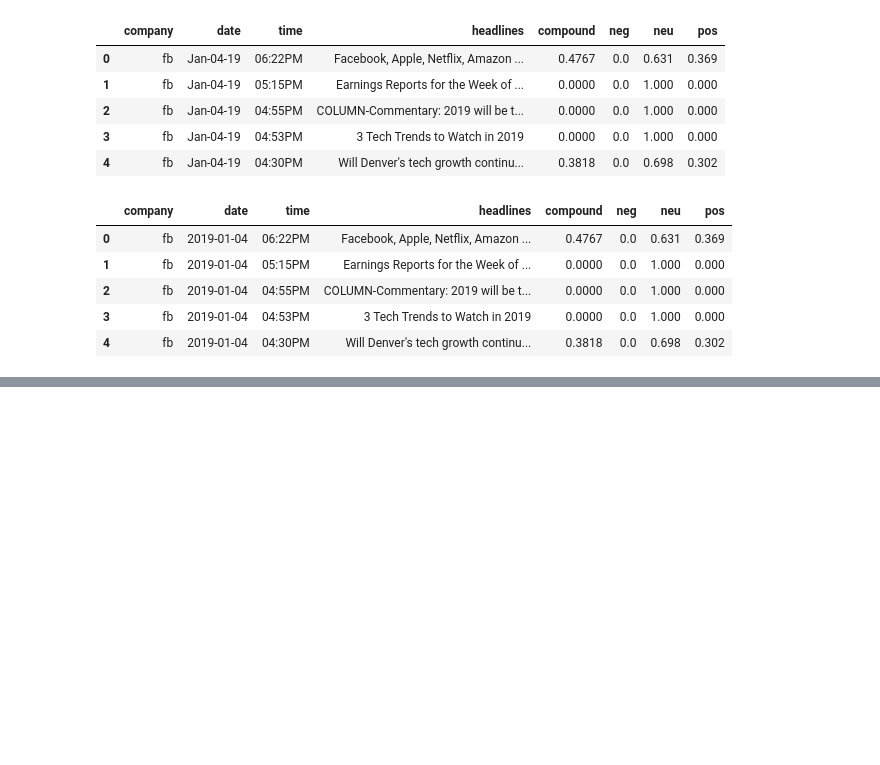
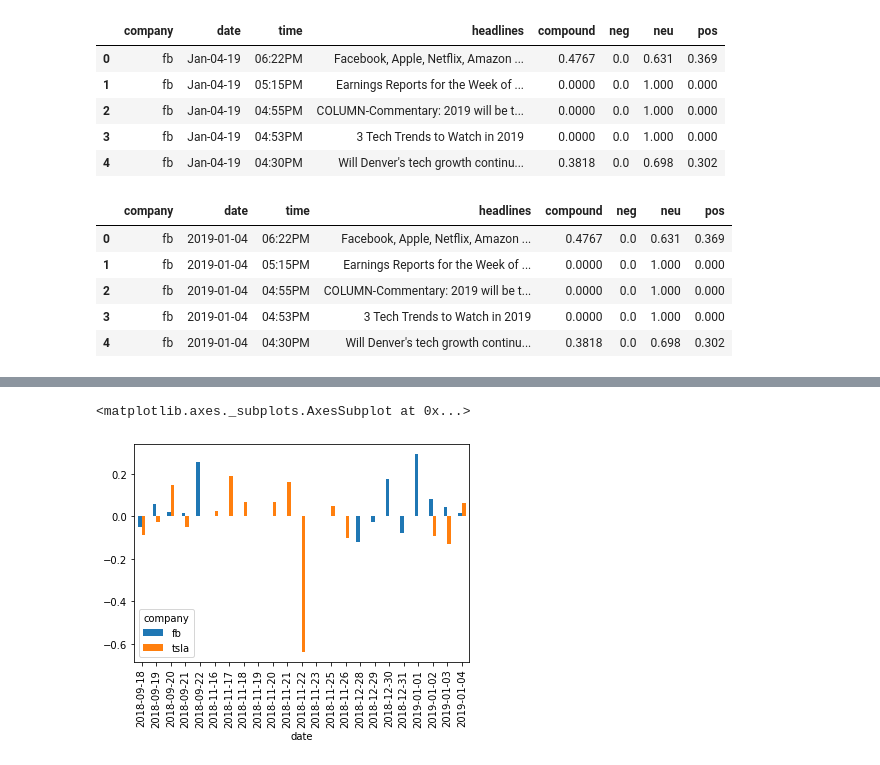
Before and after one commit to kaushik-holla/Sentimental-Analysis-of-Stock-Market-from-News-Headlines-, a Jupyter notebook: Searching and Reading the HTML files.ipynb, the cells around one changed output, grey strips where cells are left out. Drawn from its saved outputs; the diff is of its cells as text; code cells hidden in the pictures; blank space fills up the shorter version.

```diff
--- a/Searching and Reading the HTML files.ipynb
+++ b/Searching and Reading the HTML files.ipynb
@@ -341,0 +346,2 @@ scored_news.head()
+# %%
+mean_c = scored_news.groupby(['date','company']).mean()
@@ -341,0 +369,2 @@ scored_news.head()
+# %%
+mean_c = mean_c.unstack(level=1)
@@ -341,0 +393,7 @@ scored_news.head()
+# %%
+mean_c = mean_c.xs('compound', axis=1)
+# %%
+mean_c.plot.bar()
+# %% [output]
+<matplotlib.axes._subplots.AxesSubplot at 0x...>
+[figure, added]
```
Also changed, not shown: parts of 9 cells of this notebook.
